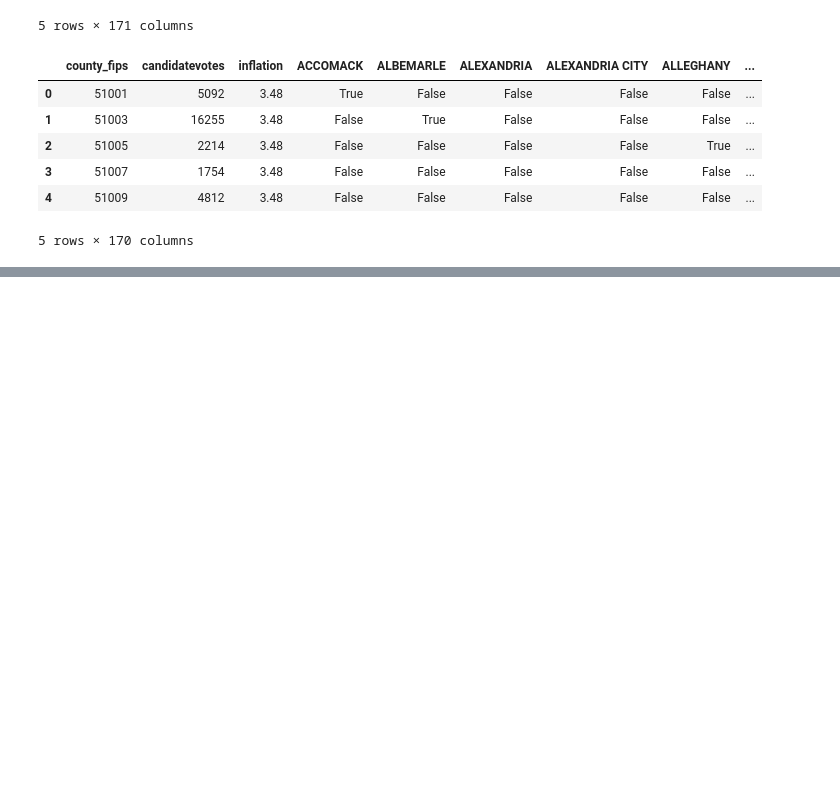
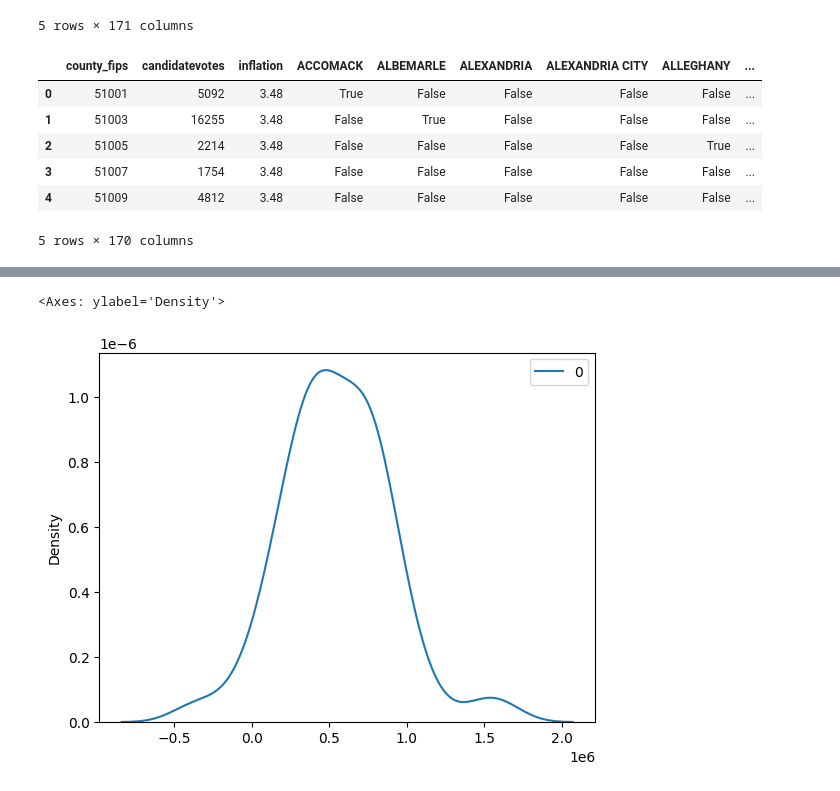
Before and after one commit to ashleyr05/project_voting, a Jupyter notebook: va_voting.ipynb, the cells around one changed output, grey strips where cells are left out. Saved outputs shown, nothing was run; the diff lists cells and outputs as text; code cells hidden in the pictures; blank space fills up the shorter version.

```diff
--- a/va_voting.ipynb
+++ b/va_voting.ipynb
@@ -636,0 +670,5 @@ for i in range(n_samples):
+# %%
+sns.kdeplot(all_predictions)
+# %% [output]
+<Axes: ylabel='Density'>
+[figure, added]
```
Also changed, not shown: parts of 11 cells of this notebook.
